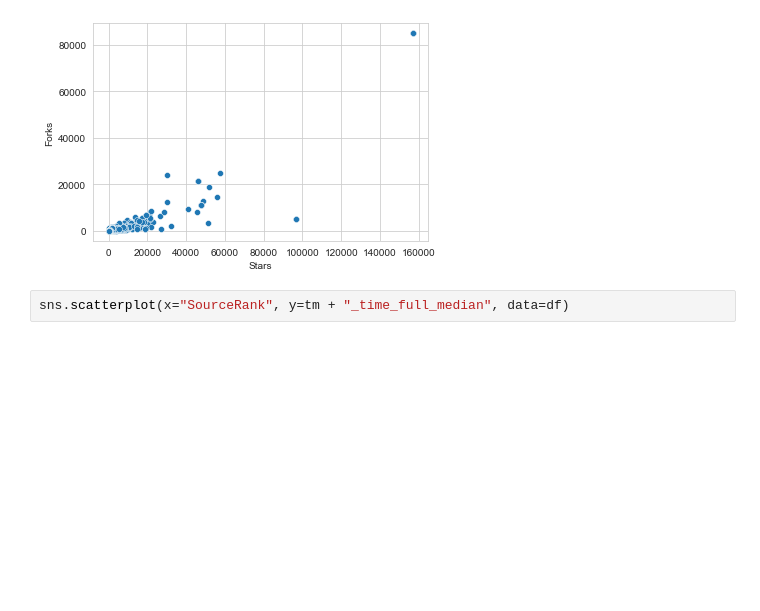
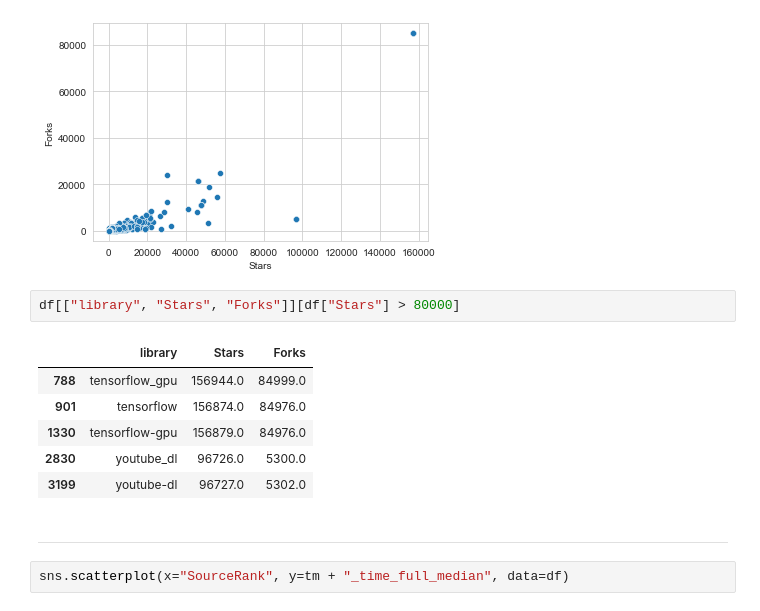
Before and after one commit to kevingao26/Binder-Logs, a Jupyter notebook: 5. Data Sorting II & Model Initiation/pentagon_EDA.ipynb, the cells around one changed output. Drawn from its saved outputs; the diff is of its cells as text; blank space fills up the shorter version.

```diff
--- a/5. Data Sorting II & Model Initiation/pentagon_EDA.ipynb
+++ b/5. Data Sorting II & Model Initiation/pentagon_EDA.ipynb
@@ -153,6 +166,17 @@ sns.scatterplot(x="Stars", y="Forks", data=df)
 # %% [output]
 <AxesSubplot:xlabel='Stars', ylabel='Forks'>
 [figure]
+# %%
+df[["library", "Stars", "Forks"]][df["Stars"] > 80000]
+# %% [output]
+|  | library | Stars | Forks |
+| 788 | tensorflow_gpu | 156944.0 | 84999.0 |
+| 901 | tensorflow | 156874.0 | 84976.0 |
+| 1330 | tensorflow-gpu | 156879.0 | 84976.0 |
+| 2830 | youtube_dl | 96726.0 | 5300.0 |
+| 3199 | youtube-dl | 96727.0 | 5302.0 |
+# %% [markdown]
+------------------------------------------------------------------------------------
 # %%
 sns.scatterplot(x="SourceRank", y=tm + "_time_full_median", data=df)
 # %% [output]
```
Also changed, not shown: parts of 12 cells of this notebook, 5 other files.
